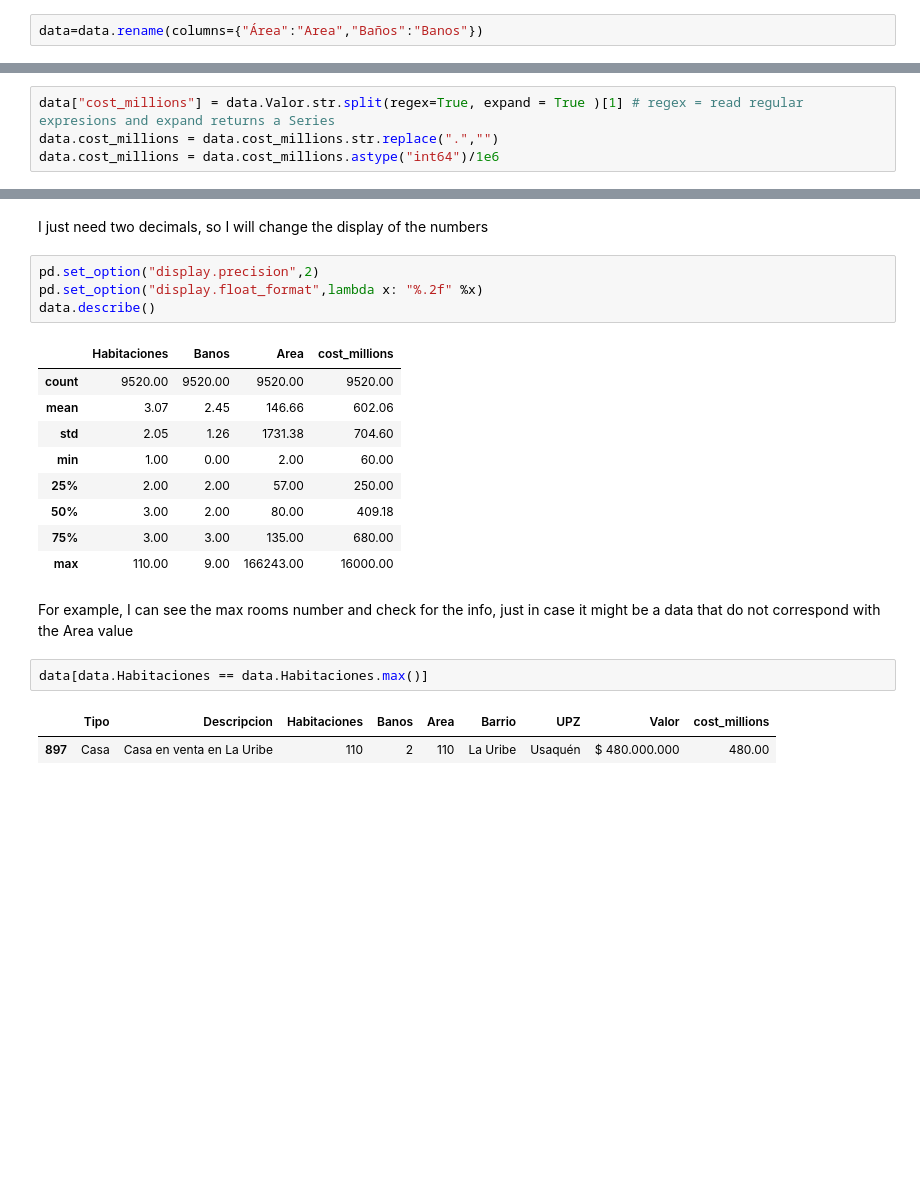
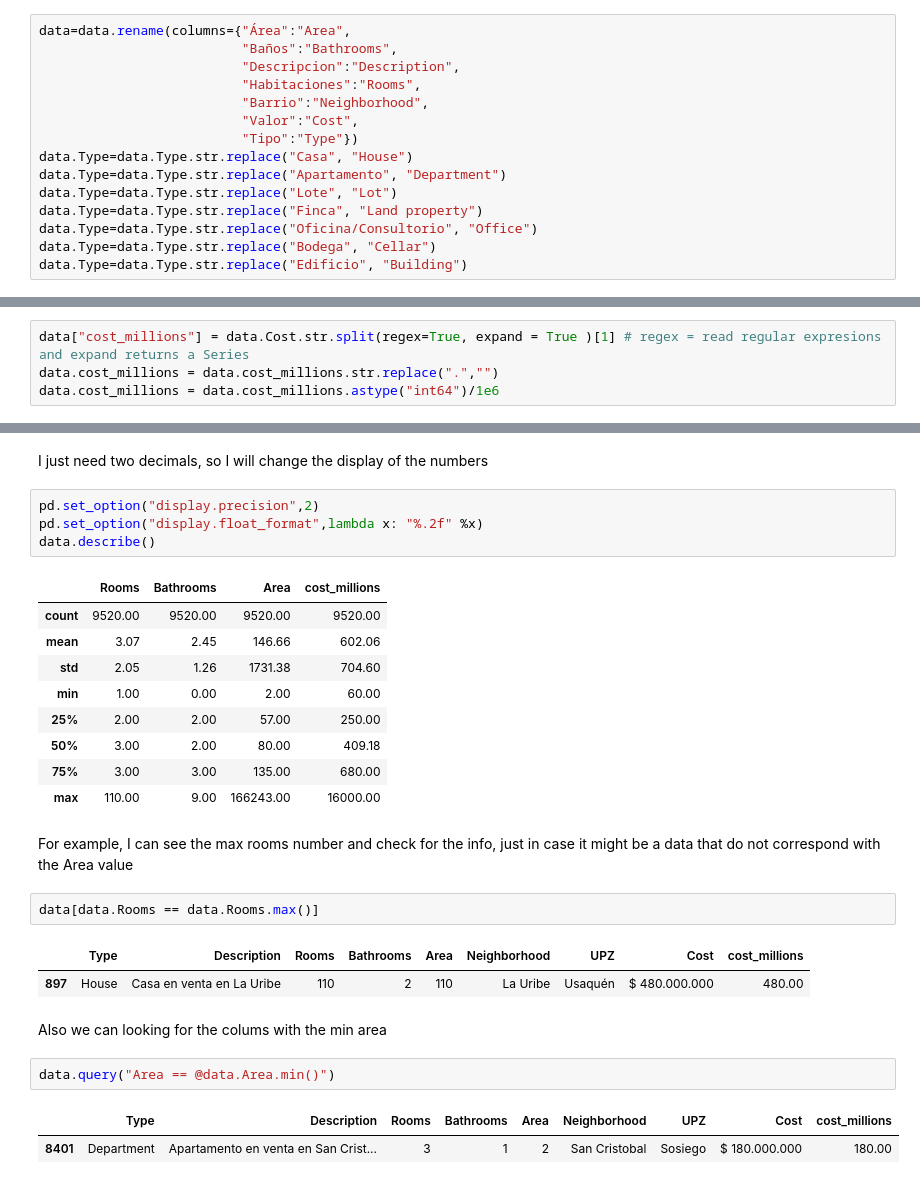
Before and after one commit to EmmanuelMald/Inmersion-datos-Aiura-LATAM, a Jupyter notebook: Integrate_work.ipynb, the cells around one changed output, grey strips where cells are left out. Drawn from its saved outputs; the diff is of its cells as text; blank space fills up the shorter version.

```diff
--- a/Integrate_work.ipynb
+++ b/Integrate_work.ipynb
@@ -68,6 +69,19 @@ dtypes: int64(3), object(5)
 memory usage: 595.1+ KB
 # %% [markdown]
 - It is clear that the characters "ñ" and "Á" might be problematique, so I will take them off.
-# %%
-data=data.rename(columns={"Área":"Area","Baños":"Banos"})
+# %%
+data=data.rename(columns={"Área":"Area",
+                          "Baños":"Bathrooms",
+                          "Descripcion":"Description",
+                          "Habitaciones":"Rooms",
+                          "Barrio":"Neighborhood",
+                          "Valor":"Cost",
+                          "Tipo":"Type"})
+data.Type=data.Type.str.replace("Casa", "House")
+data.Type=data.Type.str.replace("Apartamento", "Department")
+data.Type=data.Type.str.replace("Lote", "Lot")
+data.Type=data.Type.str.replace("Finca", "Land property")
+data.Type=data.Type.str.replace("Oficina/Consultorio", "Office")
+data.Type=data.Type.str.replace("Bodega", "Cellar")
+data.Type=data.Type.str.replace("Edificio", "Building")
 # %% [markdown]
@@ -75,5 +89,5 @@ data=data.rename(columns={"Área":"Area","Baños":"Banos"})
 # %%
-data["cost_millions"] = data.Valor.str.split(regex=True, expand = True )[1] # regex = read regular expresions and expand returns a Series
+data["cost_millions"] = data.Cost.str.split(regex=True, expand = True )[1] # regex = read regular expresions and expand returns a Series
 data.cost_millions = data.cost_millions.str.replace(".","")
 data.cost_millions = data.cost_millions.astype("int64")/1e6
 # %%
@@ -116,7 +130,7 @@ pd.set_option("display.precision",2)
 pd.set_option("display.float_format",lambda x: "%.2f" %x)
 data.describe()
 # %% [output]
-|  | Habitaciones | Banos | Area | cost_millions |
+|  | Rooms | Bathrooms | Area | cost_millions |
 | count | 9520.00 | 9520.00 | 9520.00 | 9520.00 |
 | mean | 3.07 | 2.45 | 146.66 | 602.06 |
 | std | 2.05 | 1.26 | 1731.38 | 704.60 |
@@ -128,7 +142,14 @@ data.describe()
 # %% [markdown]
 For example, I can see the max rooms number and check for the info, just in case it might be a data that do not correspond with the Area value
 # %%
-data[data.Habitaciones == data.Habitaciones.max()]
+data[data.Rooms == data.Rooms.max()]
 # %% [output]
-|  | Tipo | Descripcion | Habitaciones | Banos | Area | Barrio | UPZ | Valor | cost_millions |
-| 897 | Casa | Casa en venta en La Uribe | 110 | 2 | 110 | La Uribe | Usaquén | $ 480.000.000 | 480.00 |
+|  | Type | Description | Rooms | Bathrooms | Area | Neighborhood | UPZ | Cost | cost_millions |
+| 897 | House | Casa en venta en La Uribe | 110 | 2 | 110 | La Uribe | Usaquén | $ 480.000.000 | 480.00 |
+# %% [markdown]
+Also we can looking for the colums with the min area
+# %%
+data.query("Area == @data.Area.min()")
+# %% [output]
+|  | Type | Description | Rooms | Bathrooms | Area | Neighborhood | UPZ | Cost | cost_millions |
+| 8401 | Department | Apartamento en venta en San Crist... | 3 | 1 | 2 | San Cristobal | Sosiego | $ 180.000.000 | 180.00 |
```
Also changed, not shown: parts of 15 cells of this notebook.
